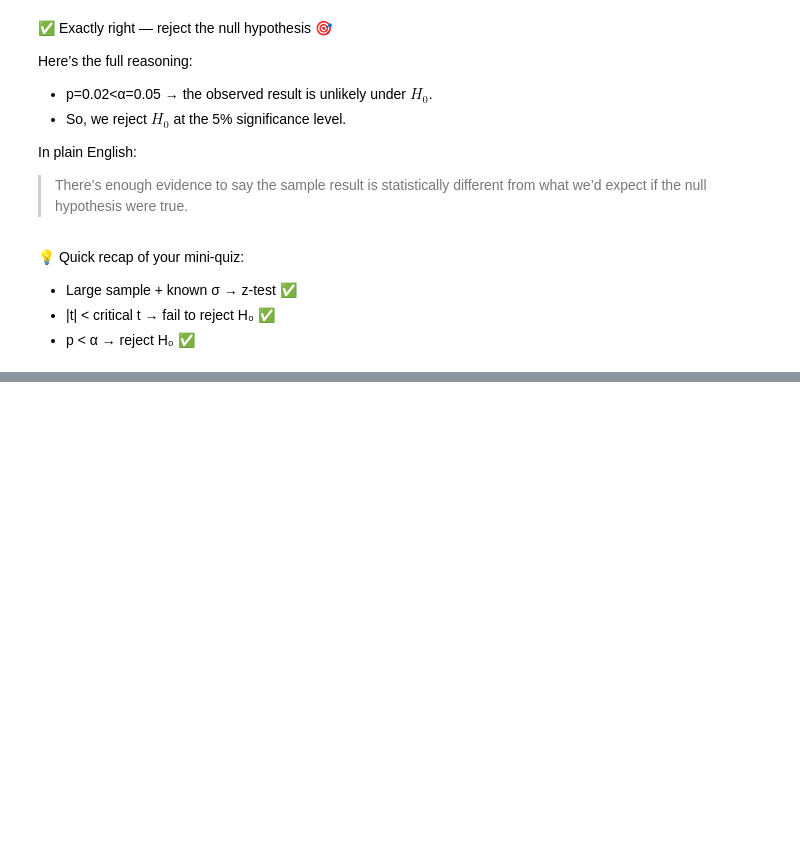
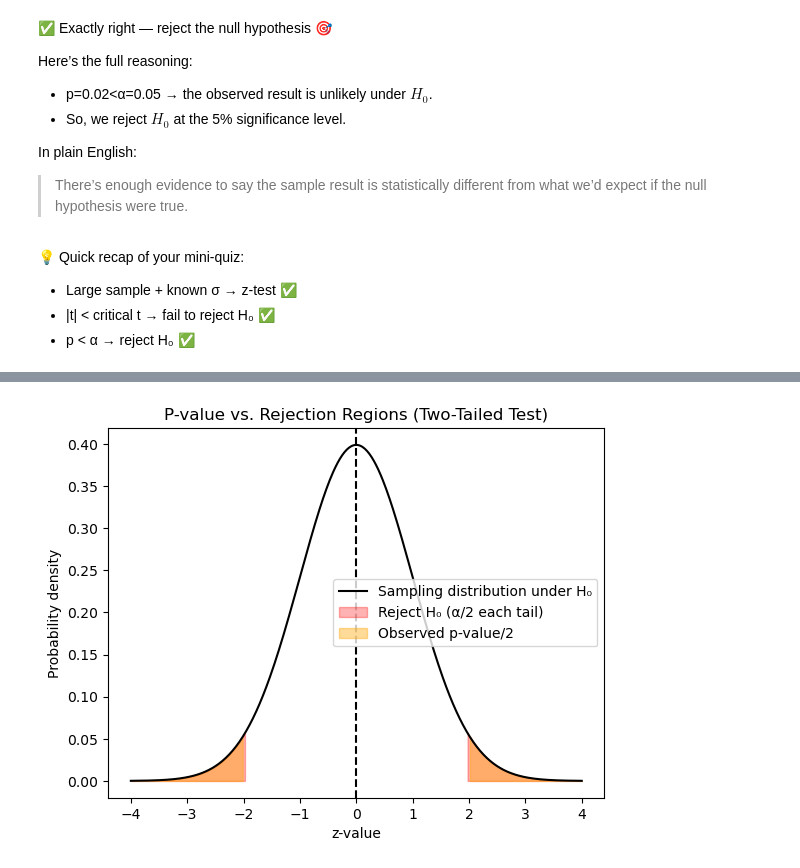
Before and after one commit to mlnotes2718/introduction-statistics-machine-learning, a Jupyter notebook: Statistics-in-ML-5-Sampling-Distributions-and-Central-Limit-Theorem.ipynb, the cells around one changed output, grey strips where cells are left out. Saved outputs shown, nothing was run; the diff lists cells and outputs as text; code cells hidden in the pictures; blank space fills up the shorter version.

Commit message:
update t test complete

```diff
--- a/Statistics-in-ML-5-Sampling-Distributions-and-Central-Limit-Theorem.ipynb
+++ b/Statistics-in-ML-5-Sampling-Distributions-and-Central-Limit-Theorem.ipynb
@@ -686,0 +733,30 @@ In plain English:
+# %%
+# Parameters
+alpha = 0.05
+z_obs = 2.0  # observed z-score (test statistic)
+x = np.linspace(-4, 4, 400)
+y = norm.pdf(x)
+
+# Critical z-values for 95% CI (two-tailed)
+z_crit = norm.ppf(1 - alpha/2)
+
+# Plot the normal curve
+plt.plot(x, y, color='black', label='Sampling distribution under H₀')
+plt.axvline(0, color='black', linestyle='--')
+
+# Shade rejection regions (two tails)
+plt.fill_between(x, y, where=(x <= -z_crit), color='red', alpha=0.3, label='Reject H₀ (α/2 each tail)')
+plt.fill_between(x, y, where=(x >= z_crit), color='red', alpha=0.3)
+
+# Shade observed p-value area (beyond observed z)
+plt.fill_between(x, y, where=(x >= z_obs), color='orange', alpha=0.4, label='Observed p-value/2')
+plt.fill_between(x, y, where=(x <= -z_obs), color='orange', alpha=0.4)
+
+# Annotate
+plt.title("P-value vs. Rejection Regions (Two-Tailed Test)")
+plt.xlabel("z-value")
+plt.ylabel("Probability density")
+plt.legend()
+plt.show()
+# %% [output]
+[figure, added]
```
Also changed, not shown: parts of 15 cells of this notebook.
